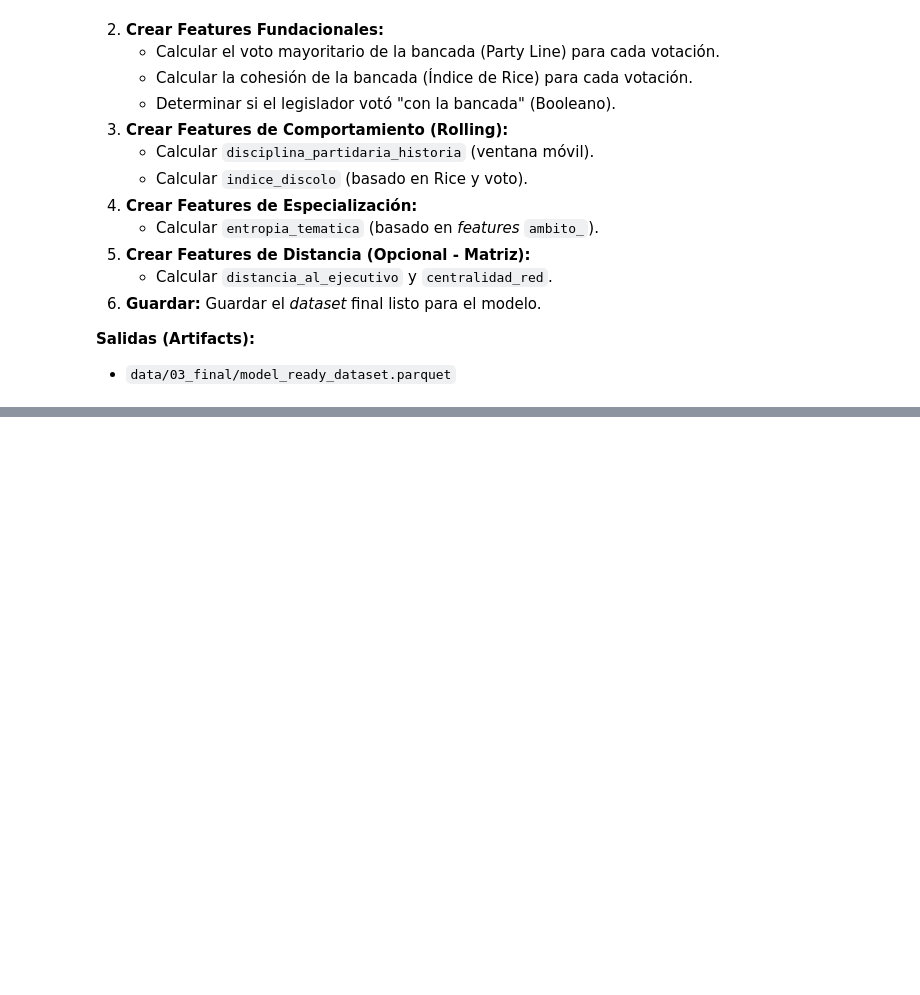
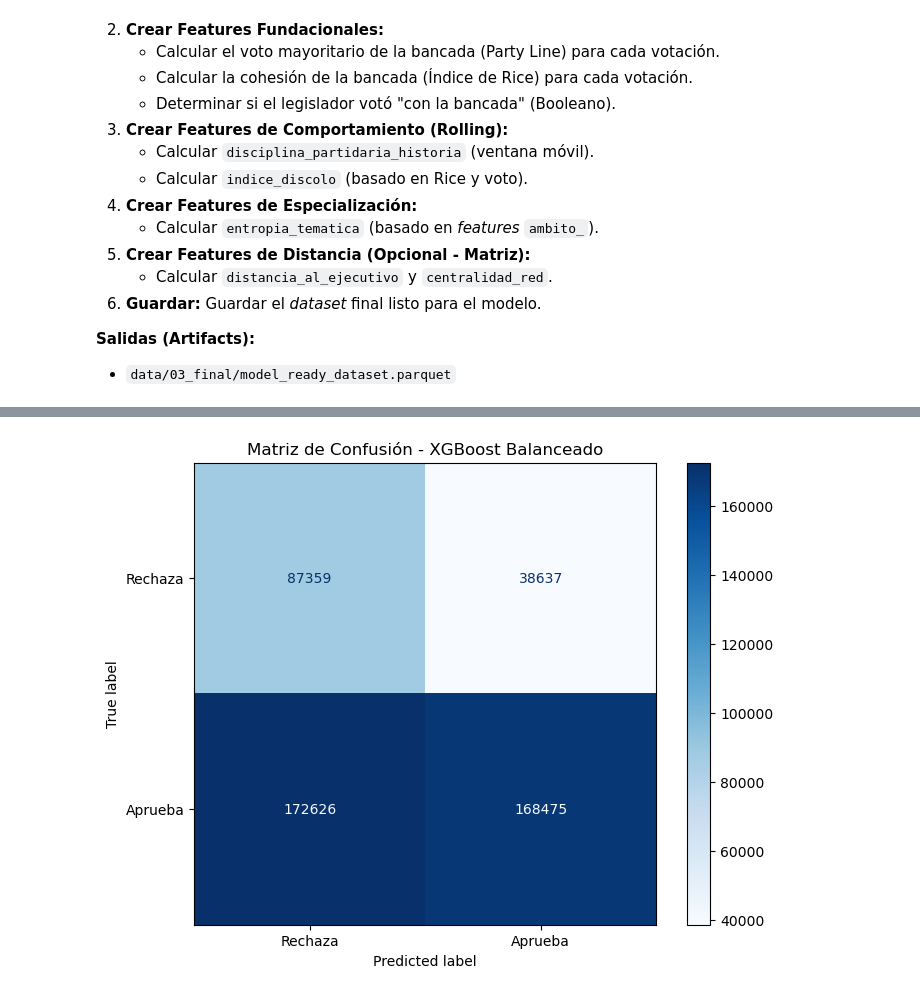
Before and after one commit to AngelBachler/Legislative-Voting-Behavior-Prediction-, a Jupyter notebook: notebooks/10_Model_Feature_Engineering.ipynb, the cells around one changed output, grey strips where cells are left out. Drawn from its saved outputs; the diff is of its cells as text; code cells hidden in the pictures; blank space fills up the shorter version.

```diff
--- a/notebooks/10_Model_Feature_Engineering.ipynb
+++ b/notebooks/10_Model_Feature_Engineering.ipynb
@@ -68,3 +53,4 @@ logging.info(f"Directorio Final: {DATA_DIR_FINAL}")
 # %%
-df_votaciones = pd.read_parquet(VOTACIONES_FILE)
+df = pd.read_parquet(ANALYTICAL_FILE)
+df.head(4)
 # %% [output]
@@ -78,0 +123,12 @@ AttributeError: module 'pandas' has no attribute '__version__'
+# %%
+logging.info("Preparando datos para el modelo binario...")
+
+# 1. Filtrar abstenciones (voto_valor == 0.5)
+df_model = df[df['voto_valor'].isin([0.0, 1.0])].copy()
+
+# 2. Asegurar que el target 'y' sea un entero (0 ó 1)
+df_model['voto_valor'] = df_model['voto_valor'].astype(int)
+
+# 3. (Opcional) Revisar el balance de clases
+logging.info(f"Balance de clases (Aprueba=1, Rechaza=0):\n{df_model['voto_valor'].value_counts(normalize=True)}")
+logging.info(f"Filas de modelo (sin abstenciones): {df_model.shape}")
@@ -78,0 +260,69 @@ AttributeError: module 'pandas' has no attribute '__version__'
+# %%
+import xgboost as xgb
+from sklearn.pipeline import Pipeline
+from sklearn.metrics import classification_report, accuracy_score, ConfusionMatrixDisplay
+import matplotlib.pyplot as plt
+import logging
+
+# --- 1. Cálculo del Ratio de Balanceo (Dinámico) ---
+# Esto es crucial: XGBoost necesita saber cuánto "pesa" la clase minoritaria
+conteo_clases = y_train.value_counts()
+conteo_rechaza = conteo_clases.get(0, 0) # Clase 0 (Minoría usualmente)
+conteo_aprueba = conteo_clases.get(1, 1) # Clase 1 (Mayoría)
+
+# Fórmula: Sum(Negativos) / Sum(Positivos)
+balance_ratio = conteo_rechaza / conteo_aprueba
+logging.info(f"Ratio de balanceo calculado (scale_pos_weight): {balance_ratio:.4f}")
+
+# --- 2. Definición del Pipeline ---
+pipe_xgb = Pipeline(steps=[
+    ('preprocessor', preprocessor), # Tu ColumnTransformer definido anteriormente
+    ('classifier', xgb.XGBClassifier(
+        # Hiperparámetros Base (puedes ajustarlos luego con GridSearch)
+        n_estimators=200,           # Cantidad de árboles (iteraciones de boosting)
+        learning_rate=0.05,         # Velocidad de aprendizaje (evita overfitting)
+        max_depth=6,                # Profundidad de los árboles
+
+        # Configuración del Modelo
+        objective='binary:logistic',
+        use_label_encoder=False,
+        eval_metric='logloss',
+        scale_pos_weight=balance_ratio, # <-- ¡LA MAGIA DEL BALANCEO!
+        random_state=42,
+        n_jobs=-1                   # Usar todos los núcleos del CPU
+    ))
+])
+
+# --- 3. Entrenamiento ---
+logging.info("Iniciando entrenamiento del GDB (XGBoost)...")
+pipe_xgb.fit(X_train, y_train)
+logging.info("✓ Entrenamiento finalizado.")
+
+# --- 4. Evaluación ---
+logging.info("Generando predicciones en Test Set...")
+y_pred_xgb = pipe_xgb.predict(X_test)
+
+print("\n" + "="*40)
+print("   REPORTE DE EVALUACIÓN: XGBoost (GDB)")
+print("="*40)
+
+# Métricas Numéricas
+print(f"Accuracy Global: {accuracy_score(y_test, y_pred_xgb):.4f}")
+print("\nReporte de Clasificación:")
+print(classification_report(y_test, y_pred_xgb, target_names=['Rechaza (0)', 'Aprueba (1)']))
+
+# Visualización: Matriz de Confusión
+# (Usamos un gráfico más estético que el print simple)
+fig, ax = plt.subplots(figsize=(8, 6))
+ConfusionMatrixDisplay.from_predictions(
+    y_test,
+    y_pred_xgb,
+    display_labels=['Rechaza', 'Aprueba'],
+    cmap='Blues',
+    values_format='d', # Formato entero (sin decimales científicos)
+    ax=ax
+)
+plt.title("Matriz de Confusión - XGBoost Balanceado")
+plt.grid(False) # Quitar la grilla para limpieza visual
+plt.show()
+# %% [output]
@@ -78,0 +352 @@ AttributeError: module 'pandas' has no attribute '__version__'
+[figure, added]
```
Also changed, not shown: parts of 17 cells of this notebook, 12 other files.
